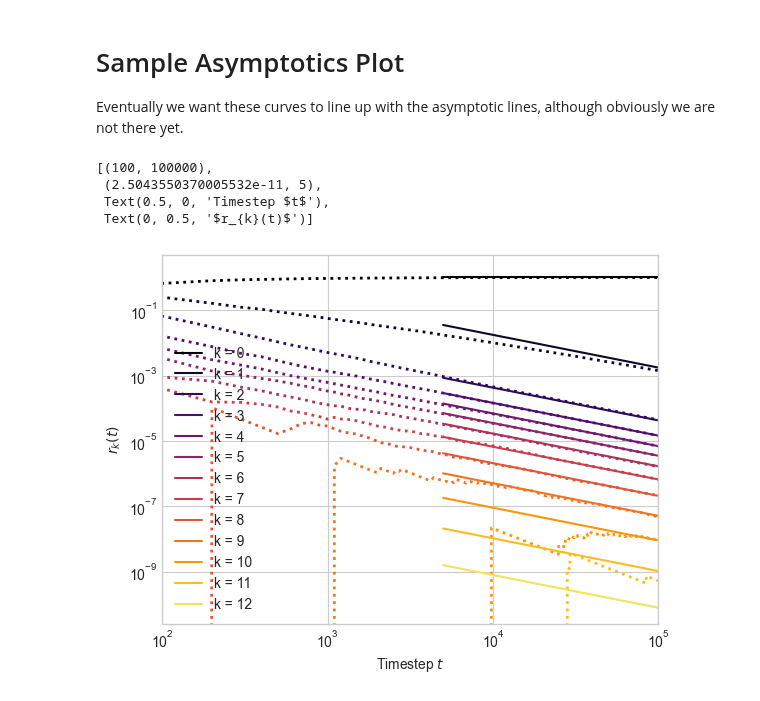
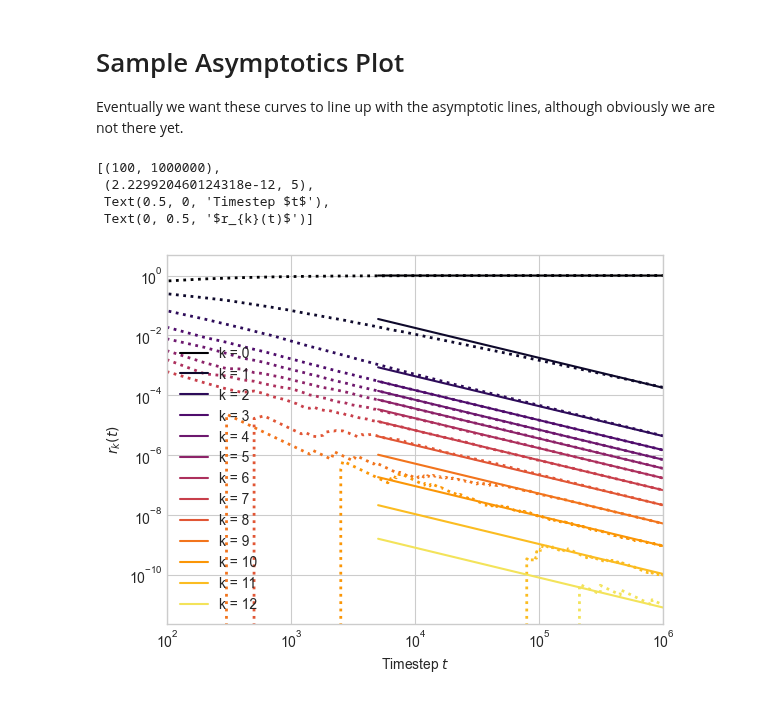
Before and after one commit to hexie1995/HyperGraph, a Jupyter notebook: code/analytic-intersections.ipynb, the cells around one changed output. Saved outputs shown, nothing was run; the diff lists cells and outputs as text; code cells hidden in the pictures.

```diff
--- a/code/analytic-intersections.ipynb
+++ b/code/analytic-intersections.ipynb
@@ -35,7 +35,7 @@ eta, beta, gamma = pars["eta"], pars["beta"], pars["gamma"]
 # %% [markdown]
 ### Build some simple simulations for comparison
 # %%
-timesteps = int(1e5)
+timesteps = int(1e6)
 H = hg.GrowingHypergraph()
 H.add_edge((0, 1))
 H.add_edge((2, 3))
@@ -133,34 +133,34 @@ Eventually we want these curves to line up with the asymptotic lines, although o
 import matplotlib.cm as cm
 cmap = cm.inferno
 
 k_min = 0
 show_k_up_to = 13
 
 fig, ax = plt.subplots(1, 1)
 R = R / R.sum(axis = 1)[:, None]
 for k in range(k_min, show_k_up_to):
     ax.plot(np.arange(timesteps // update_every)*(update_every), R[:, k], linestyle = ":", color = cmap(k/show_k_up_to), linewidth = 2)
     # ax.scatter(np.arange(timesteps // update_every)*(update_every), R[:, k],  color = cmap(k/show_k_up_to), facecolors = "none", s = 1)
 
 # T = T / T[:,:,0].sum()
 # q = T.sum(axis = (0, 1))
 # q = q / q.sum()
 # np.log(q)
 
-m_ = np.arange(50, 1000)*100 + 1
+m_ = np.arange(50, 10000)*100 + 1
 
 for k in range(k_min, show_k_up_to):
     if k == 0:
         ax.plot(q[k]*m_, np.ones_like(m_), label = f"k = {k}", color = cmap(k/show_k_up_to))
     else:
         ax.plot(m_, q[k]*1/m_, label = f"k = {k}", color = cmap(k/show_k_up_to))
 
 ax.loglog()
 plt.legend()
 ax.set(xlim = (100, timesteps), ylim = (None, 5), xlabel = r"Timestep $t$", ylabel = r"$r_{k}(t)$")
 # %% [output]
-[(100, 100000),
- (2.5043550370005532e-11, 5),
+[(100, 1000000),
+ (2.229920460124318e-12, 5),
  Text(0.5, 0, 'Timestep $t$'),
  Text(0, 0.5, '$r_{k}(t)$')]
-[figure, old version]
+[figure, new version]
```
Also changed, not shown: parts of 3 cells of this notebook.
